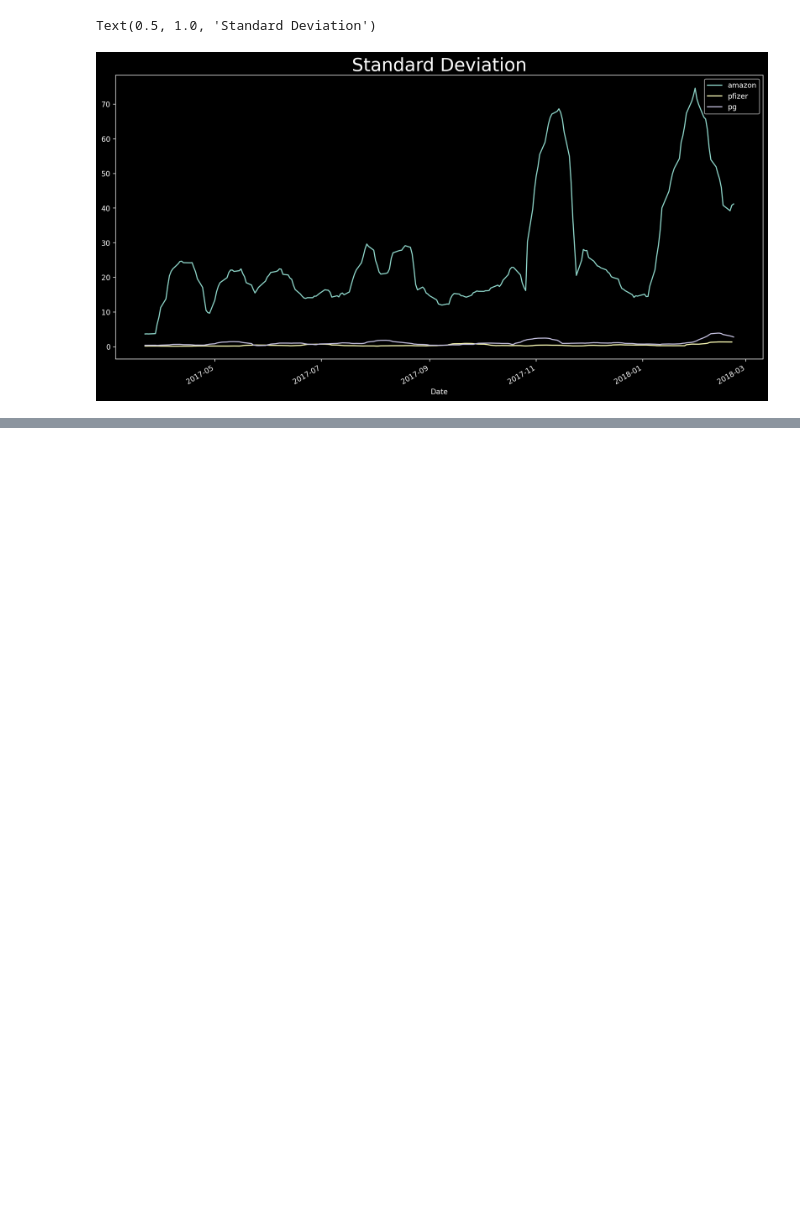
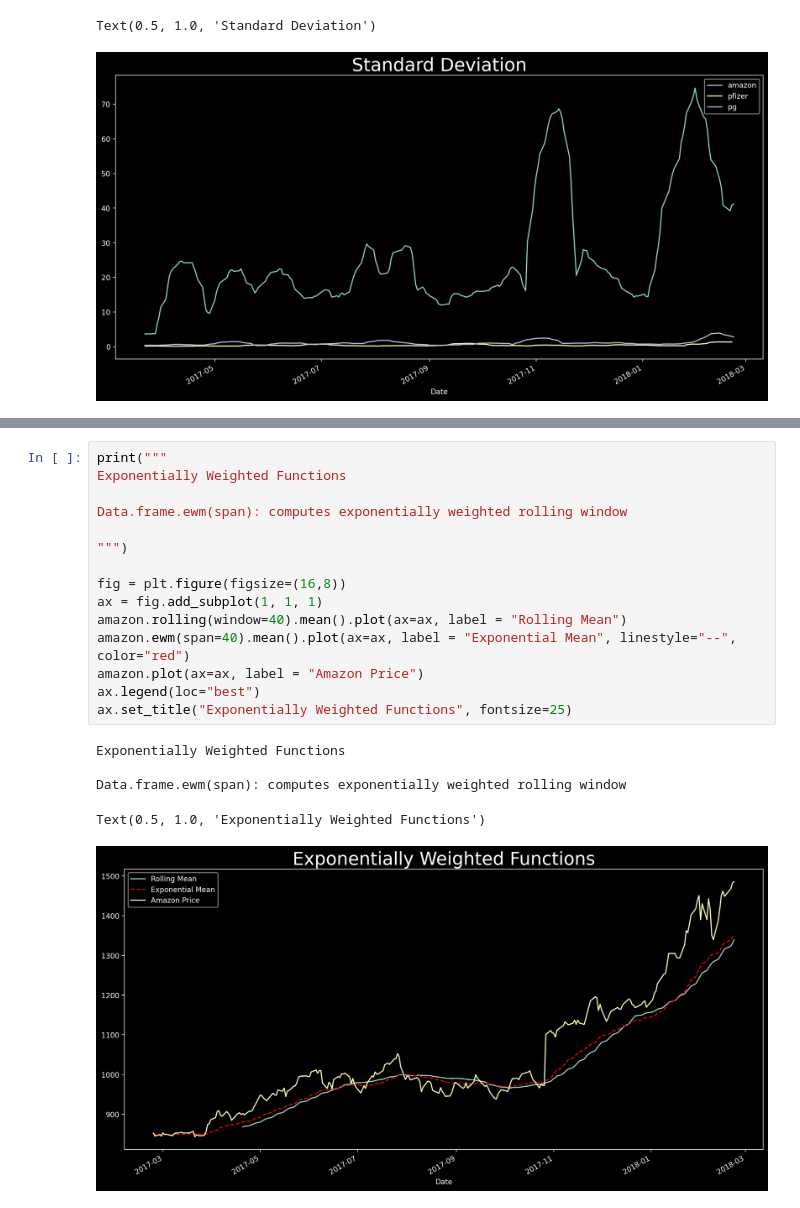
Before and after one commit to rboletcafaro/Time-Series-Forecasting-in-Python, a Jupyter notebook: Time-Series-Forecasting-In-Python.ipynb, the cells around one changed output, grey strips where cells are left out. Cells and saved outputs as stored; diff of their text form; blank space fills up the shorter version.

```diff
--- a/Time-Series-Forecasting-In-Python.ipynb
+++ b/Time-Series-Forecasting-In-Python.ipynb
@@ -183,0 +196,21 @@ Text(0.5, 1.0, 'Standard Deviation')
+# %%
+print("""
+Exponentially Weighted Functions
+
+Data.frame.ewm(span): computes exponentially weighted rolling window
+
+""")
+
+fig = plt.figure(figsize=(16,8))
+ax = fig.add_subplot(1, 1, 1)
+amazon.rolling(window=40).mean().plot(ax=ax, label = "Rolling Mean")
+amazon.ewm(span=40).mean().plot(ax=ax, label = "Exponential Mean", linestyle="--", color="red")
+amazon.plot(ax=ax, label = "Amazon Price")
+ax.legend(loc="best")
+ax.set_title("Exponentially Weighted Functions", fontsize=25)
+# %% [output]
+Exponentially Weighted Functions
+
+Data.frame.ewm(span): computes exponentially weighted rolling window
+Text(0.5, 1.0, 'Exponentially Weighted Functions')
+[figure, added]
```
Also changed, not shown: parts of 3 cells of this notebook, 1 other file.
